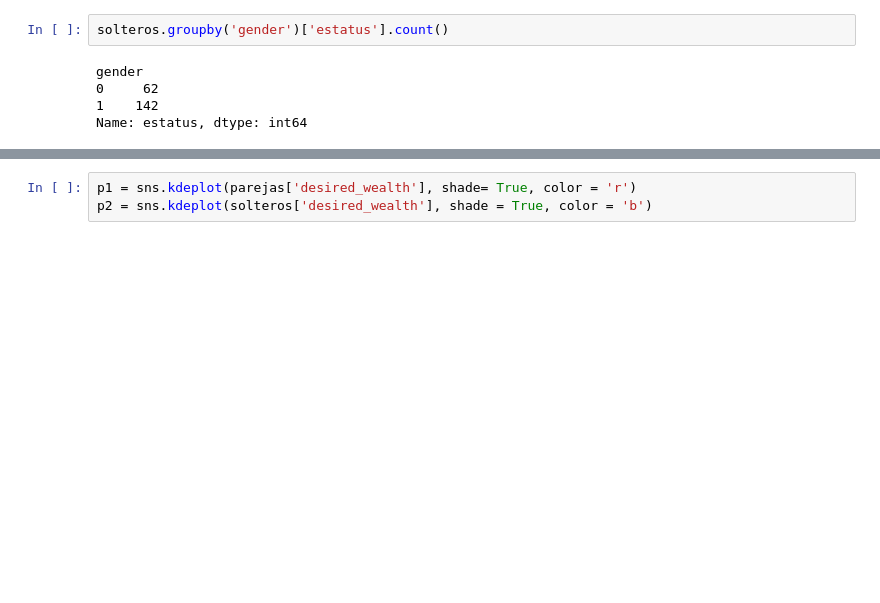
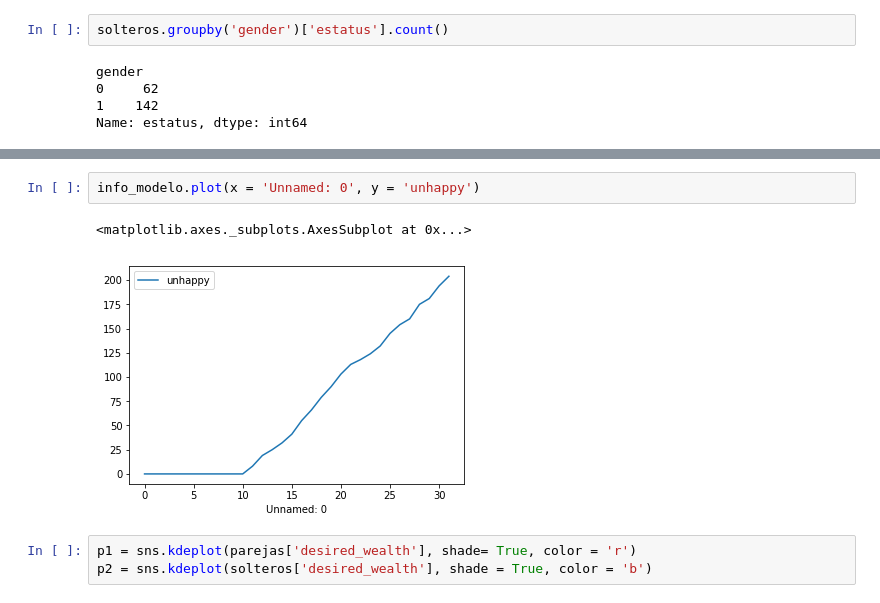
Before and after one commit to edgarobles97/ABM-s-Proyecto-Final, a Jupyter notebook: Data Analysis/Data Analysis LoveMatch (Unbalanced population).ipynb, the cells around one changed output, grey strips where cells are left out. Drawn from its saved outputs; the diff is of its cells as text; blank space fills up the shorter version.

```diff
--- a/Data Analysis/Data Analysis LoveMatch (Unbalanced population).ipynb
+++ b/Data Analysis/Data Analysis LoveMatch (Unbalanced population).ipynb
@@ -85,3 +95,8 @@ info_modelo.plot(x = 'Unnamed: 0', y = ['parejas', 'unhappy'])
+# %%
+info_modelo.plot(x = 'Unnamed: 0', y = 'unhappy')
+# %% [output]
+<matplotlib.axes._subplots.AxesSubplot at 0x...>
+[figure, added]
 # %%
 p1 = sns.kdeplot(parejas['desired_wealth'], shade= True, color = 'r')
 p2 = sns.kdeplot(solteros['desired_wealth'], shade = True, color = 'b')
```
Also changed, not shown: parts of 3 cells of this notebook.
